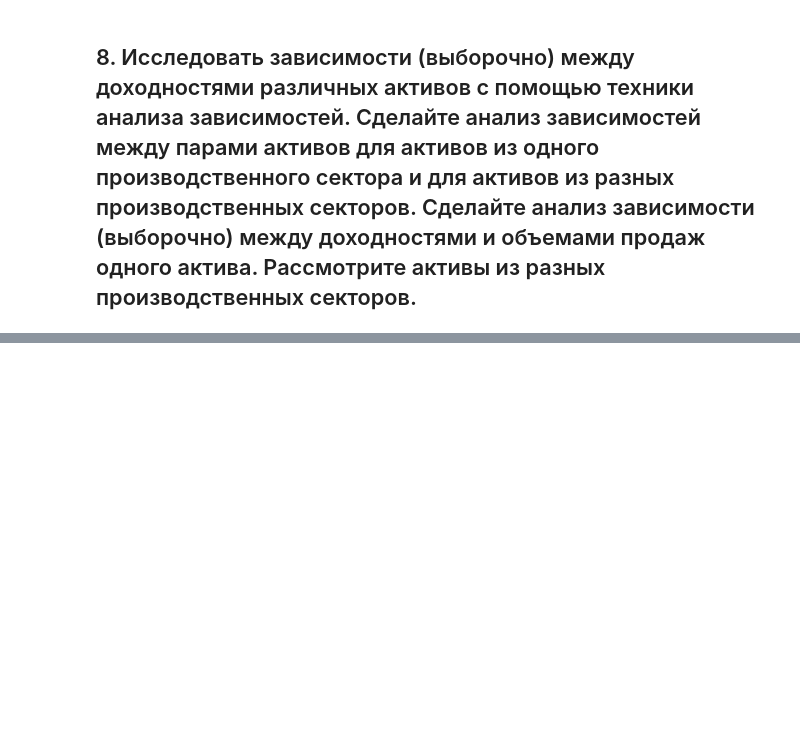
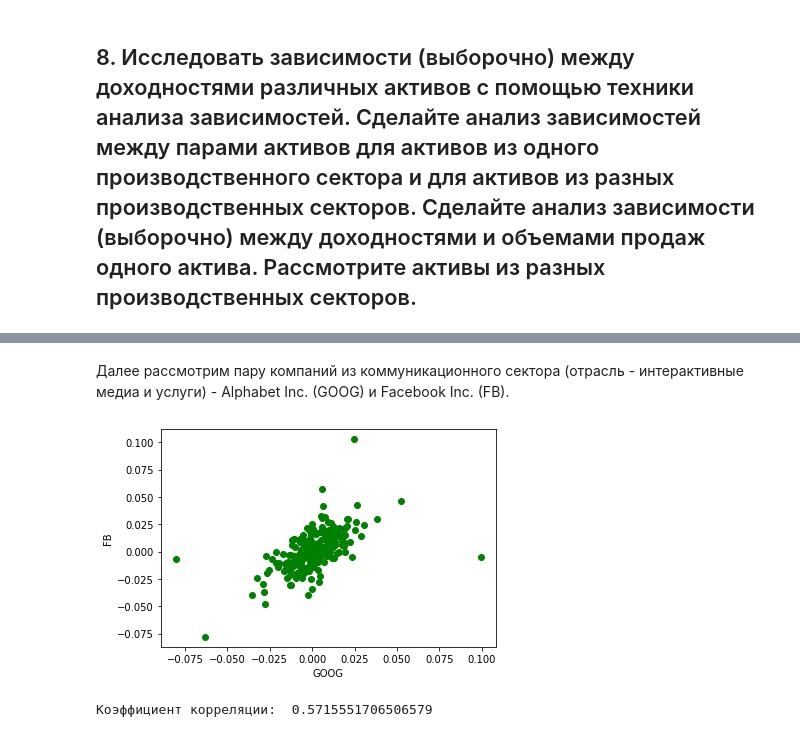
Before and after one commit to katyamalysheva/lab-1, a Jupyter notebook: lab1.ipynb, the cells around one changed output, grey strips where cells are left out. Saved outputs shown, nothing was run; the diff lists cells and outputs as text; code cells hidden in the pictures; blank space fills up the shorter version.

```diff
--- a/lab1.ipynb
+++ b/lab1.ipynb
@@ -404,0 +422,7 @@ for tested_ticker in tested_tickers:
+# %% [markdown]
+Далее рассмотрим пару компаний из коммуникационного сектора (отрасль - интерактивные медиа и услуги) - Alphabet Inc. (GOOG) и Facebook Inc. (FB).
+# %%
+plot_correlations(log_returns['GOOG'], 'GOOG', log_returns['FB'], 'FB')
+# %% [output]
+[figure, added]
+Коэффициент корреляции:  0.5715551706506579
```
Also changed, not shown: parts of 33 cells of this notebook.
